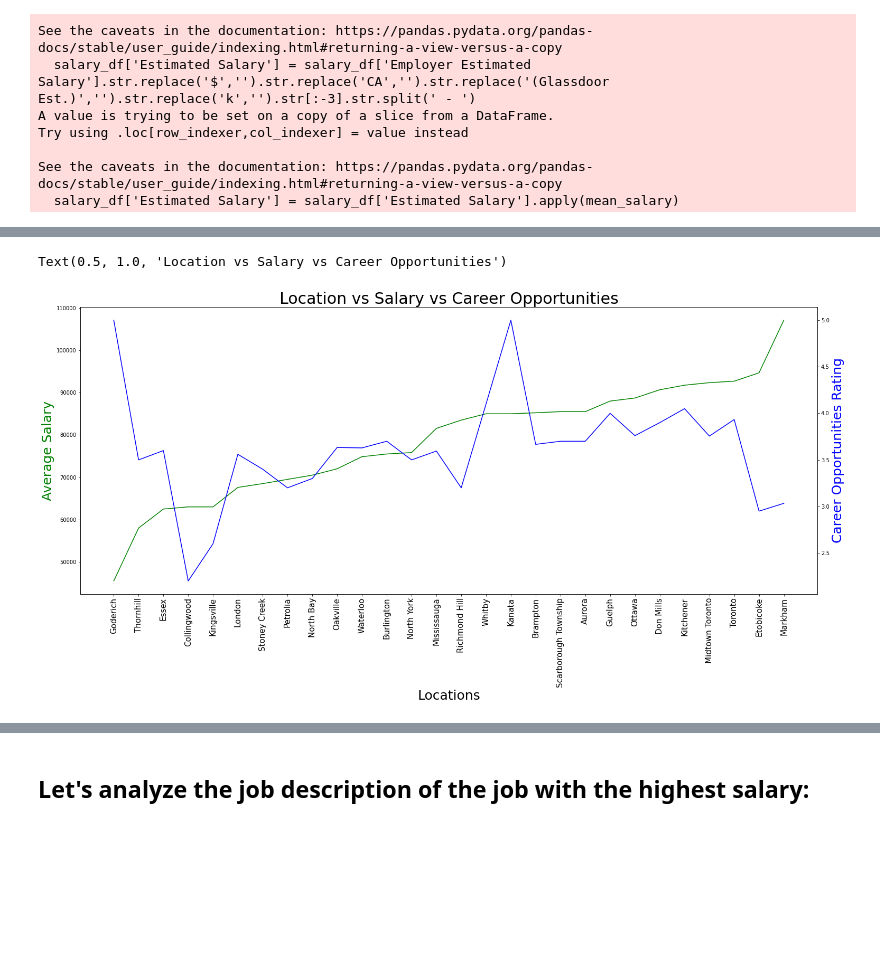
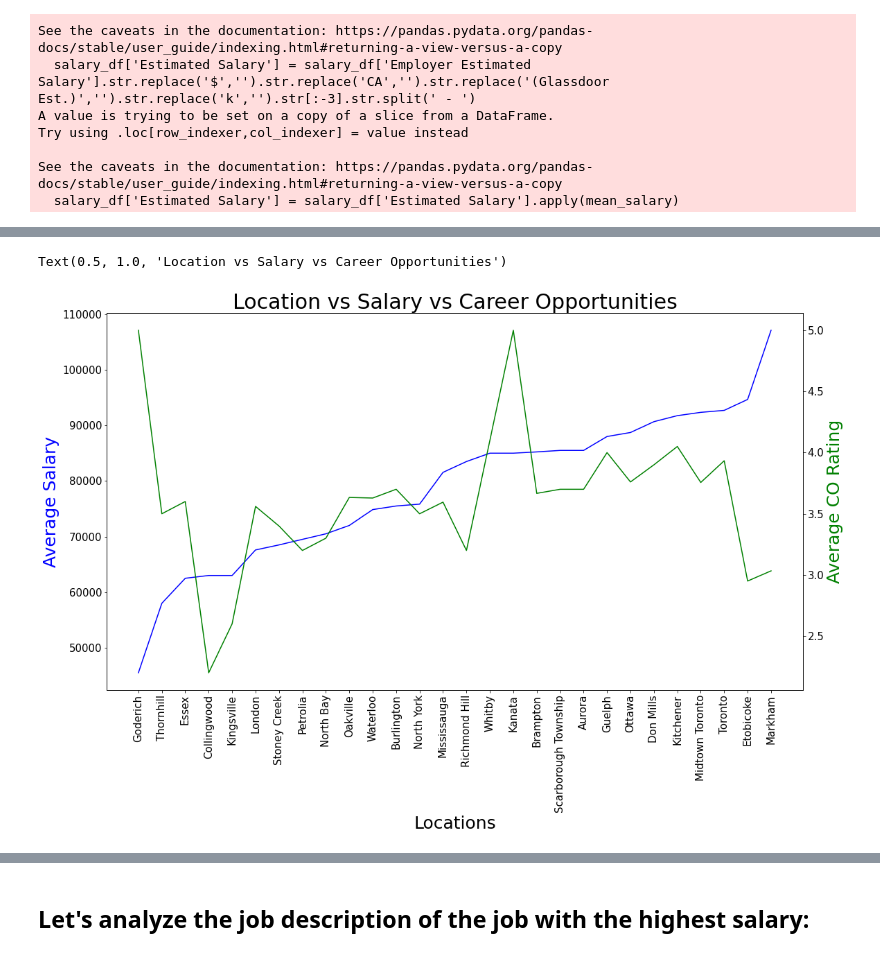
Before and after one commit to rlllam/Glassfloor, a Jupyter notebook: Glassdoor analysis/glassdoor analysis.ipynb, the cells around one changed output, grey strips where cells are left out. Saved outputs shown, nothing was run; the diff lists cells and outputs as text; code cells hidden in the pictures; blank space fills up the shorter version.

```diff
--- a/Glassdoor analysis/glassdoor analysis.ipynb
+++ b/Glassdoor analysis/glassdoor analysis.ipynb
@@ -192,18 +173,23 @@ Text(0.5, 1.0, 'Location vs Salary')
 # %%
 loc_group = salary_df.groupby('Location').mean().sort_values('Estimated Salary')
 locations = loc_group.index
 
-fig, ax1 = plt.subplots(figsize=(25,10))
+fig, ax1 = plt.subplots(figsize=(18,10))
 
 ax2 = ax1.twinx()
-ax1.plot(locations, loc_group['Estimated Salary'], color='g')
-ax2.plot(locations, loc_group['Career Opportunitie'], color='b')
+ax1.plot(locations, loc_group['Estimated Salary'], color='b')
+ax2.plot(locations, loc_group['Career Opportunitie'], color='g')
 
 ax1.set_xlabel('Locations', size=25)
-ax1.set_ylabel('Average Salary', color='g', size=25)
-ax2.set_ylabel('Career Opportunities Rating', color='b', size=25)
+ax1.set_ylabel('Average Salary', color='b', size=25)
+ax2.set_ylabel('Average CO Rating', color='g', size=25)
+
+# Ticks
 ax1.set_xticklabels(locations, rotation='vertical', size=15)
+ax1.tick_params(axis='y', labelsize=15)
+ax2.tick_params(axis='y', labelsize=15)
+
 plt.title('Location vs Salary vs Career Opportunities', size=30)
 # %% [output]
 Text(0.5, 1.0, 'Location vs Salary vs Career Opportunities')
-[figure, old version]
+[figure, new version]
```
Also changed, not shown: parts of 21 cells of this notebook.
